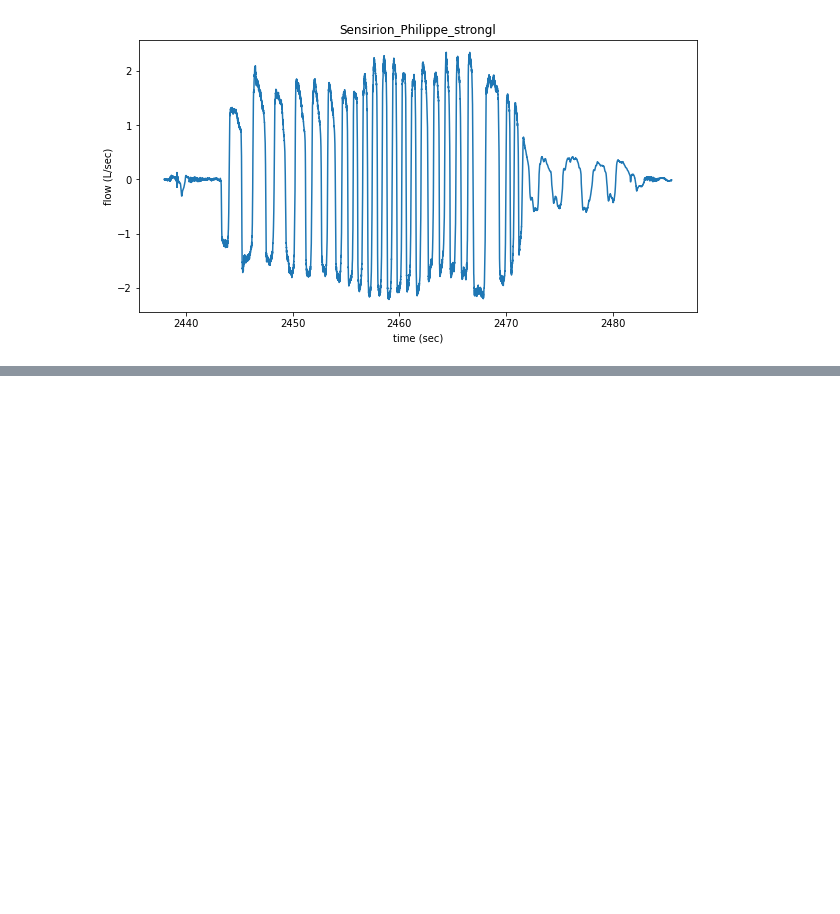
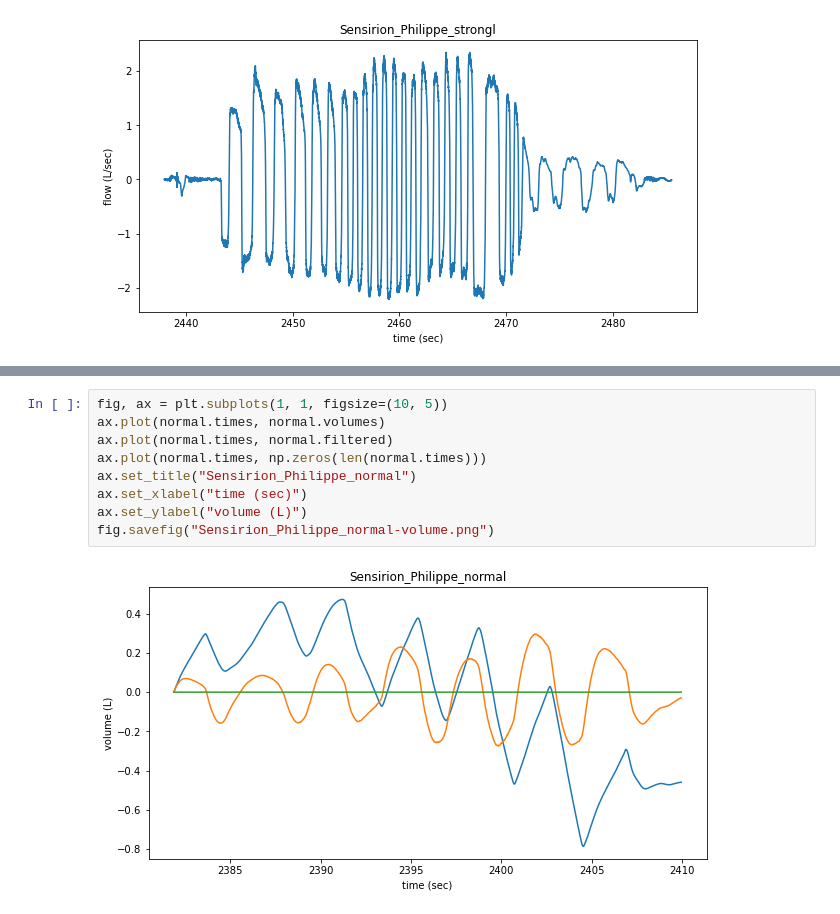
Before and after one commit to Princeton-Penn-Vents/princeton-penn-flowmeter, a Jupyter notebook: analysis/real-data.ipynb, the cells around one changed output, grey strips where cells are left out. Drawn from its saved outputs; the diff is of its cells as text; blank space fills up the shorter version.

```diff
--- a/analysis/real-data.ipynb
+++ b/analysis/real-data.ipynb
@@ -50,0 +74,11 @@ fig.savefig("Sensirion_Philippe_strongl.png")
+# %%
+fig, ax = plt.subplots(1, 1, figsize=(10, 5))
+ax.plot(normal.times, normal.volumes)
+ax.plot(normal.times, normal.filtered)
+ax.plot(normal.times, np.zeros(len(normal.times)))
+ax.set_title("Sensirion_Philippe_normal")
+ax.set_xlabel("time (sec)")
+ax.set_ylabel("volume (L)")
+fig.savefig("Sensirion_Philippe_normal-volume.png")
+# %% [output]
+[figure, added]
```
Also changed, not shown: parts of 5 cells of this notebook.
